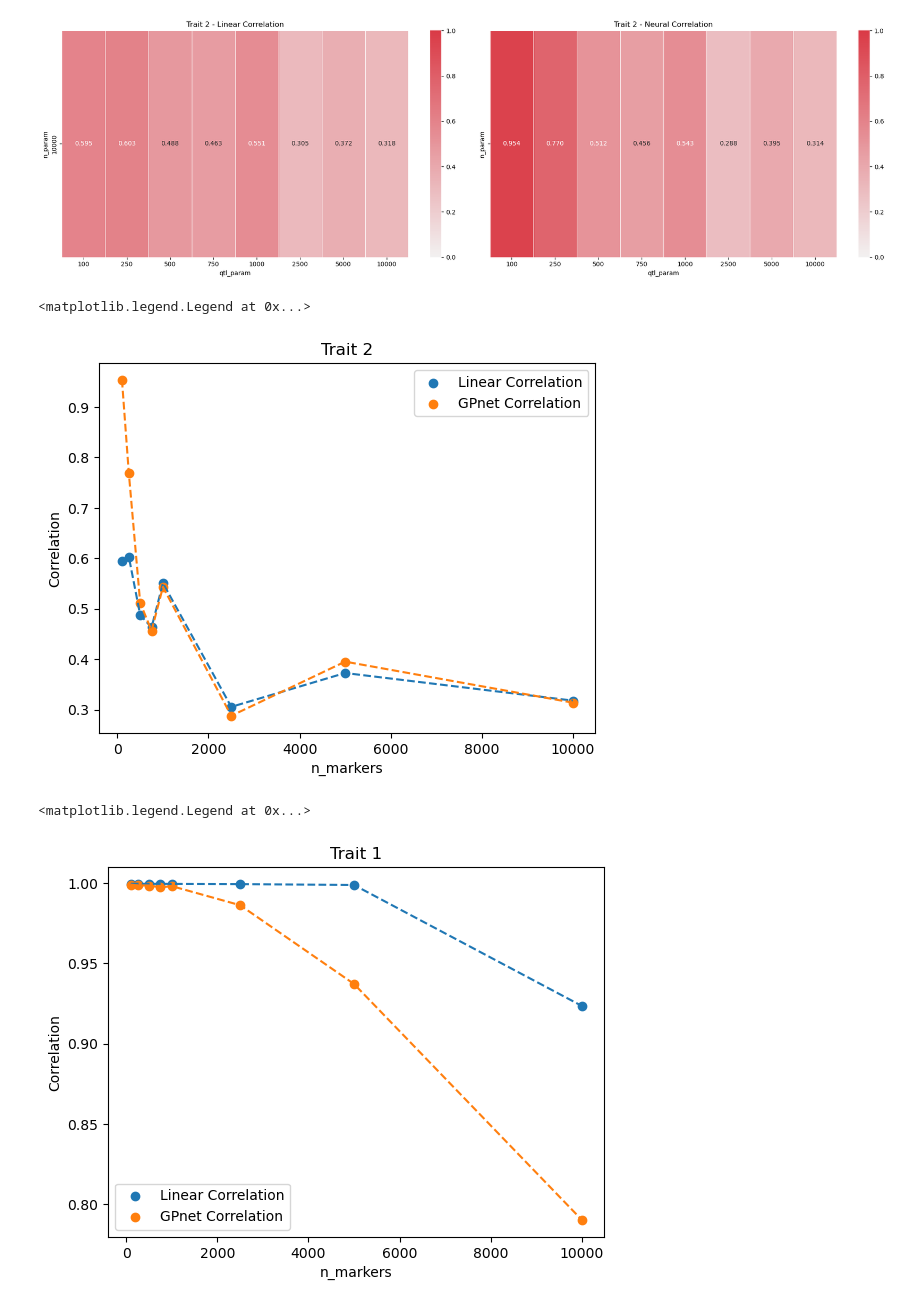
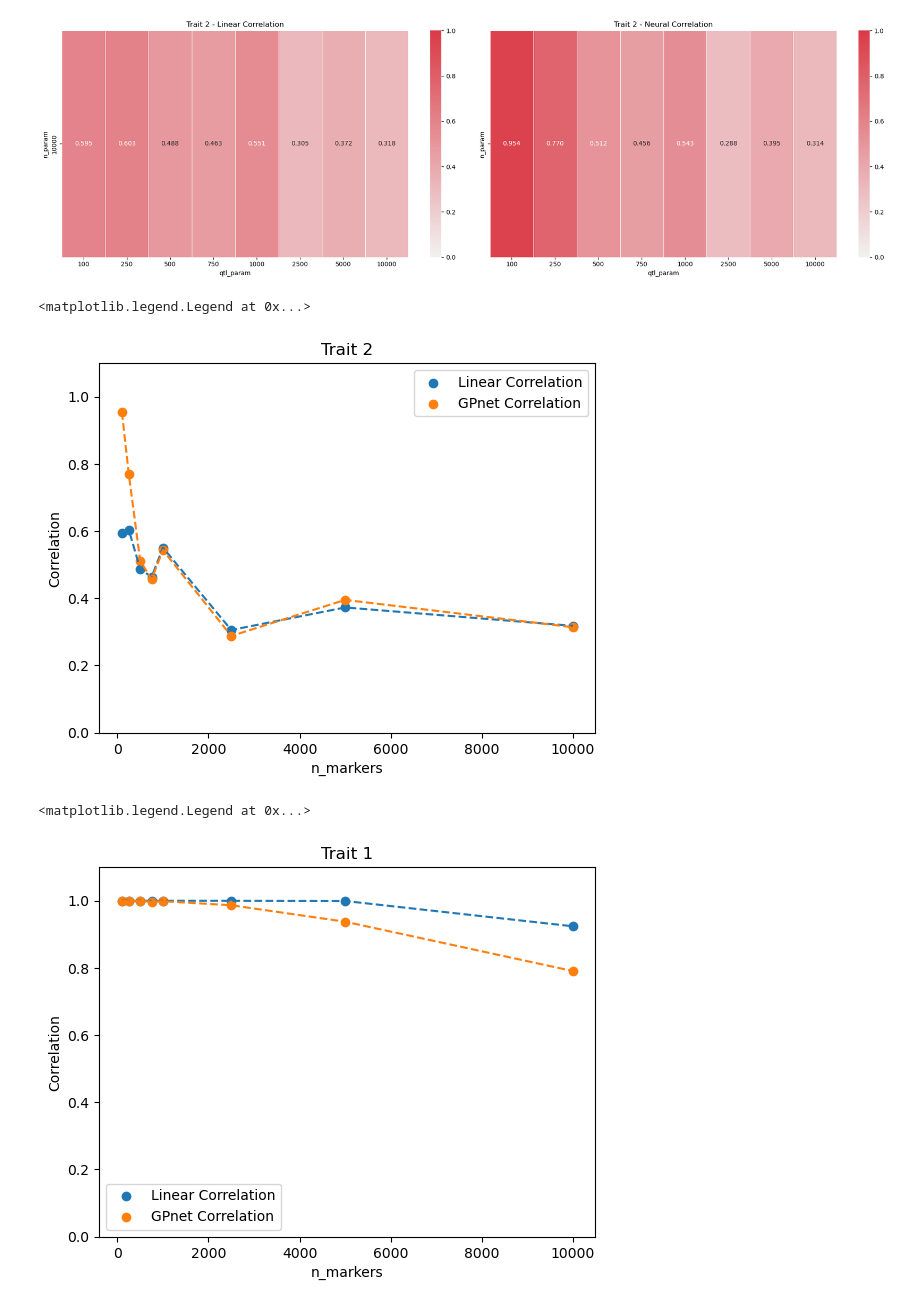
Before and after one commit to Arcadia-Science/2025-epistasis-dl-quantgen, a Jupyter notebook: workflow_sims/alphasimr_dilution/plot_models.ipynb, the cells around one changed output. Saved outputs shown, nothing was run; the diff lists cells and outputs as text; code cells hidden in the pictures.

Commit message:
plotting

```diff
--- a/workflow_sims/alphasimr_dilution/plot_models.ipynb
+++ b/workflow_sims/alphasimr_dilution/plot_models.ipynb
@@ -341,27 +343,29 @@ plt.plot(trait_data2['qtl_param'], trait_data2['linear_correlation'], '--', colo
 plt.plot(trait_data2['qtl_param'], trait_data2['neural_correlation'], '--', color=neural.get_facecolor()[0])
 
 plt.title('Trait 2')
+plt.ylim(0,1.1)
 plt.xlabel('n_markers')
 plt.ylabel('Correlation')
 plt.legend()
 # %% [output]
 <matplotlib.legend.Legend at 0x...>
-[figure, old version]
+[figure, new version]
 # %%
 trait_data1 = comparison_df[comparison_df['trait_number'] == 1]
 trait_data1 = trait_data1.sort_values(by='qtl_param')
 
 
 qtl = plt.scatter(trait_data1['qtl_param'], trait_data1['linear_correlation'], label='Linear Correlation')
 neural = plt.scatter(trait_data1['qtl_param'], trait_data1['neural_correlation'], label='GPnet Correlation')
 
 plt.plot(trait_data1['qtl_param'], trait_data1['linear_correlation'], '--', color=qtl.get_facecolor()[0])
 plt.plot(trait_data1['qtl_param'], trait_data1['neural_correlation'], '--', color=neural.get_facecolor()[0])
 
 plt.title('Trait 1')
+plt.ylim(0,1.1)
 plt.xlabel('n_markers')
 plt.ylabel('Correlation')
 plt.legend(loc='lower left')
 # %% [output]
 <matplotlib.legend.Legend at 0x...>
-[figure, old version]
+[figure, new version]
```
Also changed, not shown: parts of 2 cells of this notebook.
